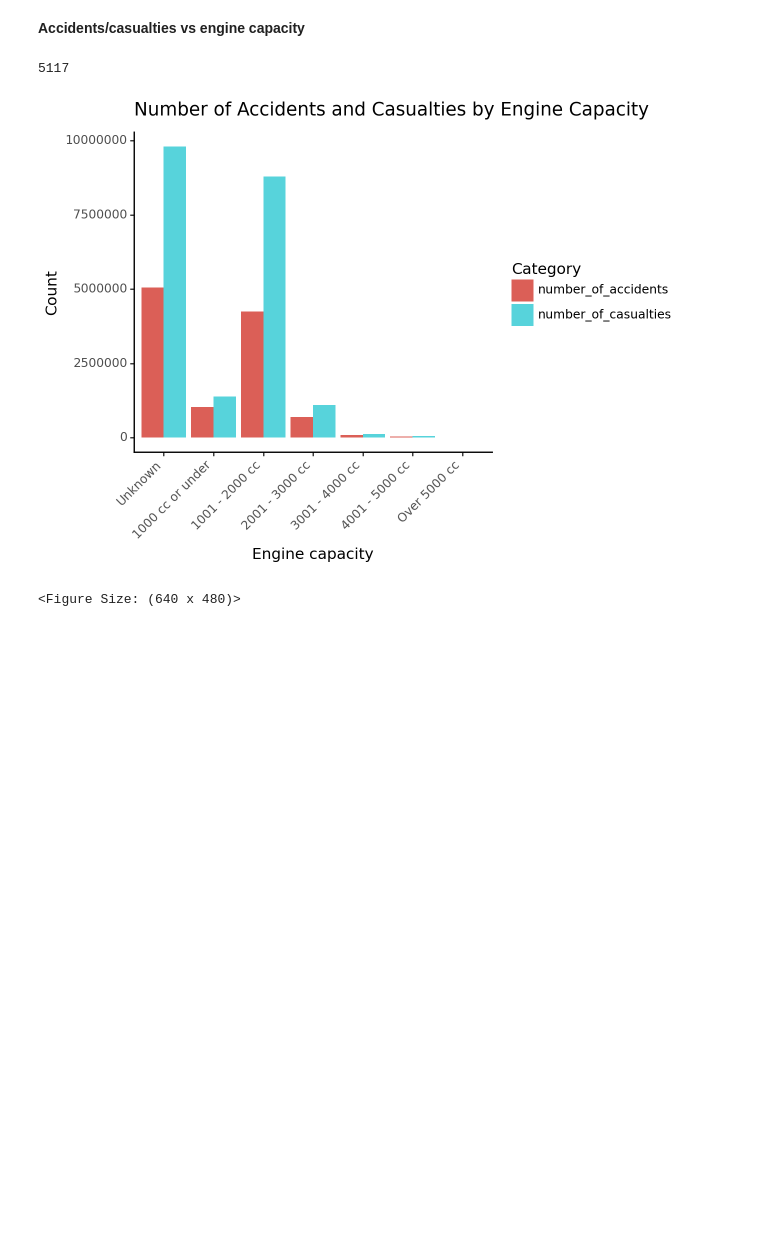
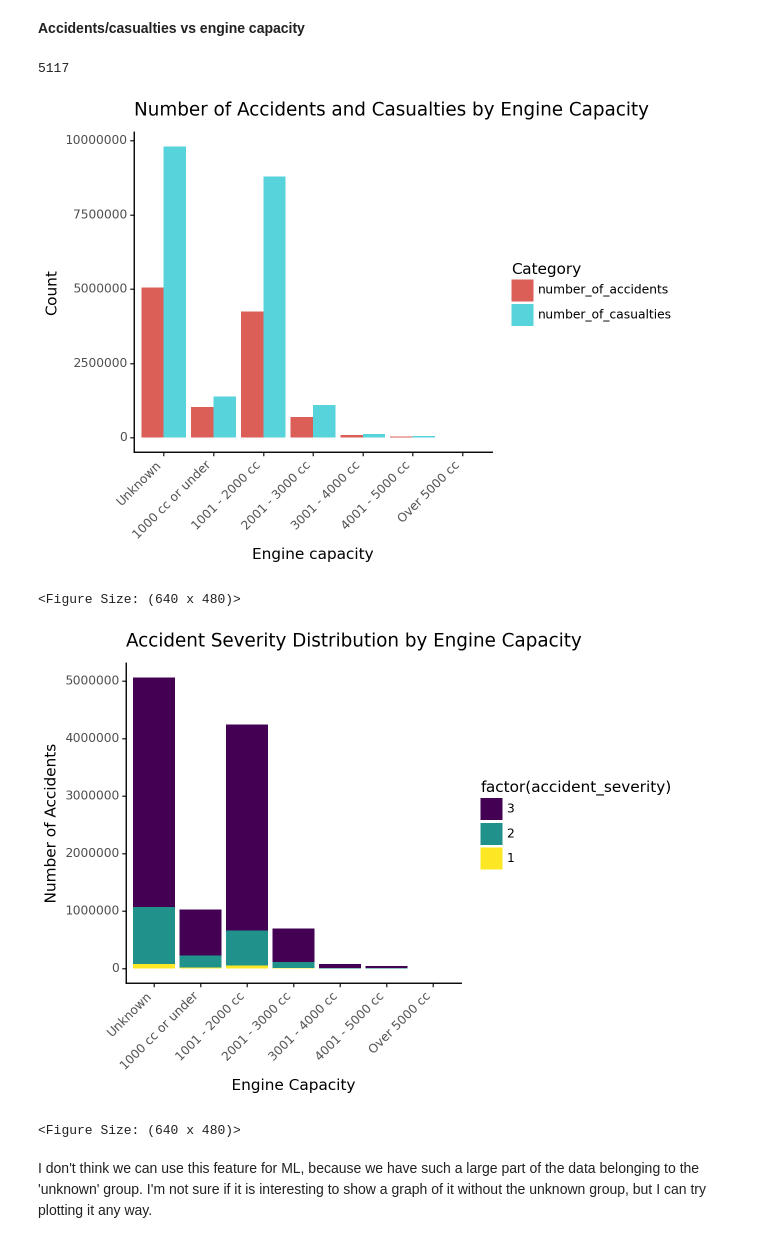
Before and after one commit to nikolaymoshenskiy/IDS-UK-road-accidents, a Jupyter notebook: LM_visualisation.ipynb, the cells around one changed output. Drawn from its saved outputs; the diff is of its cells as text; code cells hidden in the pictures; blank space fills up the shorter version.

Commit message:
Add code for visualising accident severity distribution by engine capacity

```diff
--- a/LM_visualisation.ipynb
+++ b/LM_visualisation.ipynb
@@ -521,3 +520,48 @@ engine_capacity_plot
 # %% [output]
 [figure]
 <Figure Size: (640 x 480)>
+# %%
+engine_capacity_data = road_acc_data.copy()
+
+# Bin ages, including -1 as a bin
+bins = [-2, -1, 1000, 2000, 3000, 4000, 5000, 5120]  # Adjust as needed
+labels = ['Unknown', '1000 cc or under', '1001 - 2000 cc', '2001 - 3000 cc', '3001 - 4000 cc',
+          '4001 - 5000 cc', 'Over 5000 cc']
+engine_capacity_data['engine_cap_group'] = pd.cut(engine_capacity_data['engine_capacity_cc'], bins=bins,
+                                                  labels=labels, right=True, include_lowest=True)
+
+# Group by age group and accident severity, and count the number of accidents
+eng_cap_severity_data = engine_capacity_data.groupby(['engine_cap_group', 'accident_severity'])['accident_index'].nunique().reset_index(name='number_of_accidents')
+
+eng_cap_severity_data['accident_severity'] = pd.Categorical(eng_cap_severity_data['accident_severity'],
+                                                            categories=[3, 2, 1], ordered=True)
+
+# Rename columns for clarity
+eng_cap_severity_data.columns = ['engine_cap_group', 'accident_severity', 'number_of_accidents']
+
+# Creating the stacked bar plot, sorted based on number of accidents
+eng_cap_severity_plot_sort = (
+    ggplot(eng_cap_severity_data, aes(x='reorder(engine_cap_group, -number_of_accidents)', y='number_of_accidents',
+                                      fill='factor(accident_severity)')) +
+    geom_bar(stat='identity', position='stack') +
+    labs(x='Engine Capacity', y='Number of Accidents', title='Accident Severity Distribution by Engine Capacity') +
+    theme_classic() +
+    theme(axis_text_x=element_text(rotation=45, hjust=1))
+)
+
+# Stacked bar plot, sorted based on age
+eng_cap_severity_plot = (
+    ggplot(eng_cap_severity_data, aes(x='engine_cap_group', y='number_of_accidents', fill='factor(accident_severity)')) +
+    geom_bar(stat='identity', position='stack') +
+    labs(x='Engine Capacity', y='Number of Accidents', title='Accident Severity Distribution by Engine Capacity') +
+    theme_classic() +
+    theme(axis_text_x=element_text(rotation=45, hjust=1))
+)
+
+# Display the plot
+eng_cap_severity_plot
+# %% [output]
+[figure, added]
+<Figure Size: (640 x 480)>
+# %% [markdown]
+I don't think we can use this feature for ML, because we have such a large part of the data belonging to the 'unknown' group. I'm not sure if it is interesting to show a graph of it without the unknown group, but I can try plotting it any way.
```
Also changed, not shown: parts of 1 cell of this notebook.
